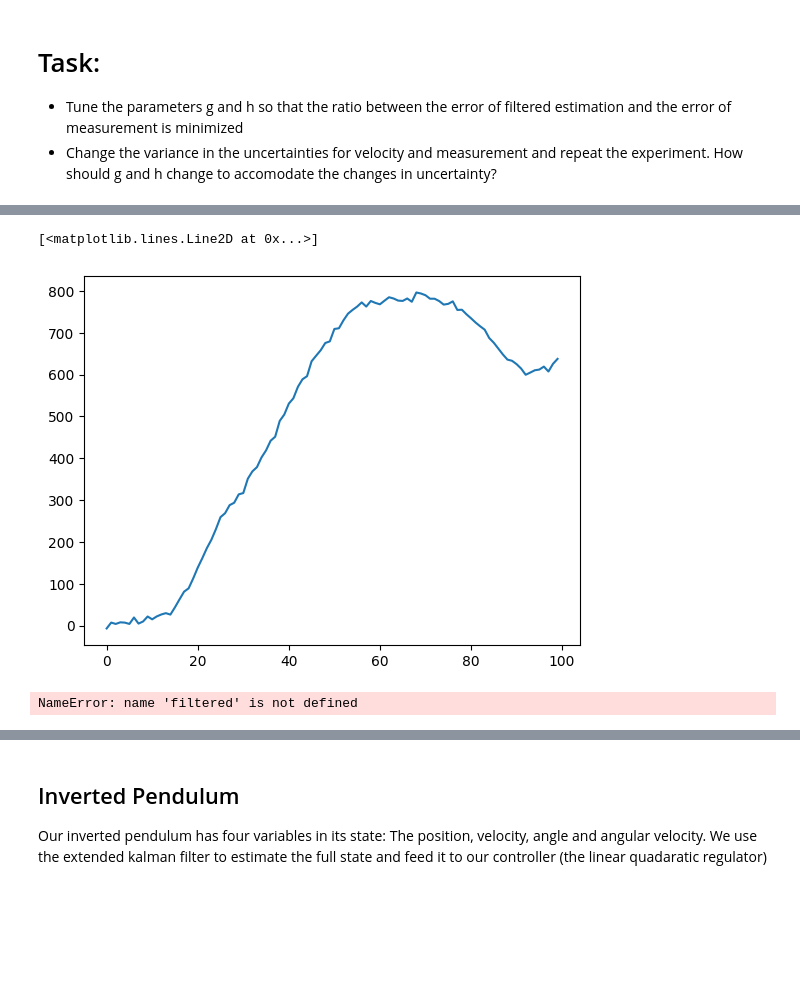
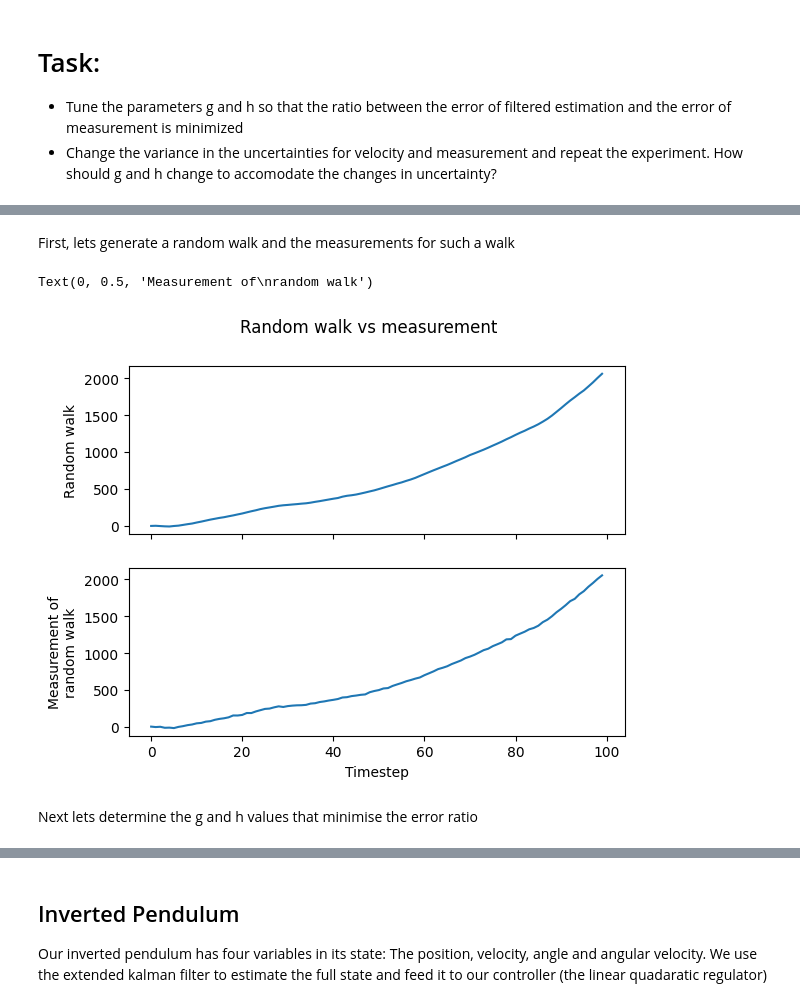
Before and after one commit to C-Kitching/Data-Science-Society, a Jupyter notebook: Week 4 - Kalman filter.ipynb, the cells around one changed output, grey strips where cells are left out. Drawn from its saved outputs; the diff is of its cells as text; code cells hidden in the pictures; blank space fills up the shorter version.

Commit message:
alpha beta filtering

```diff
--- a/Week 4 - Kalman filter.ipynb
+++ b/Week 4 - Kalman filter.ipynb
@@ -182,23 +201,3 @@ print(error)
 # Alpha Beta filtering
    - The alpha beta filter(also known as g-h filter) assumes that there are two internal state, where the second state is the rate of change of the first state. For instance, an aircraft might need to estimate its position and velocity, but the velocity follows a random walk due to air resistance and we only have access to a noisy sensor that measures the position. The g-h filter estimates both position and velocity based on model prediction and current measurements.  The g parameter determines how much we trust predictions of position relative to measuremnt, while the h parameter determines how much we trust predictions of velocity relative to measurement(derived from change in position).
    - The difference between the current measurement and estimate of position is called the residual. If the residual is positive, it might mean the previous estimate of position is low, or the previous estimate of velocity is low (since $x_{t+1}=x_t+v$), or some combination of both. The g and h parameters specify how much we should correct the position and velocity estimate, respectively.
-# %%
-def aircraft(v_unc,x_unc):
-    air=[0]
-    v=2
-    for i in range(99):
-        air.append(air[-1]+v)
-        v+=np.random.normal(0,v_unc)
-    measure=[i+np.random.normal(0,x_unc) for i in air]
-    return air, measure
-# Parameters: Measured position data, initial velocity, g and h
-def g_h_filter(data, v, g, h):
-    x_est=data[0]
-    filtered=[data[0]]
-    for x in data[1:]:
-        x_pred=x_est+v
-        residual=x-x_pred
-        v=v+h*(residual)
-        x_est=x_pred+g*residual
-        filtered.append(x_est)
-    return filtered
@@ -217,10 +272,25 @@ plt.plot(air)
-# %%
-plt.plot(measure)
-# %% [output]
-[<matplotlib.lines.Line2D at 0x...>]
-[figure, removed]
-# %%
-plt.plot(filtered)
-print("error ratio:",sum([(filtered[i]-air[i])**2 for i in range(len(air))])/sum([(measure[i]-air[i])**2 for i in range(len(air))]))
-# %% [output]
-NameError: name 'filtered' is not defined
+# %% [markdown]
+First, lets generate a random walk and the measurements for such a walk
+# %%
+v_unc = 3 # noise in velocity
+x_unc = 5 # uncertainty in measurment
+v = 2 # velocity
+g = 1 # how much we trust predictions of position relative to measurement
+h = 2 # how much we trust predictions of velocity relative to measurement
+
+air, measure = aircraft(v_unc, x_unc) # generate random walk and measurement of walk
+filtered = g_h_filter(measure, v, g,h) # generate best estimate of walk based on measurement
+
+# plot figure
+fig, axs = plt.subplots(2, sharex = True)
+fig.suptitle("Random walk vs measurement")
+axs[0].plot(air)
+axs[0].set_ylabel("Random walk")
+axs[1].plot(measure)
+axs[1].set_xlabel("Timestep")
+axs[1].set_ylabel("Measurement of\nrandom walk")
+# %% [output]
+Text(0, 0.5, 'Measurement of\nrandom walk')
+[figure, added]
+# %% [markdown]
+Next lets determine the g and h values that minimise the error ratio
```
Also changed, not shown: parts of 12 cells of this notebook.
